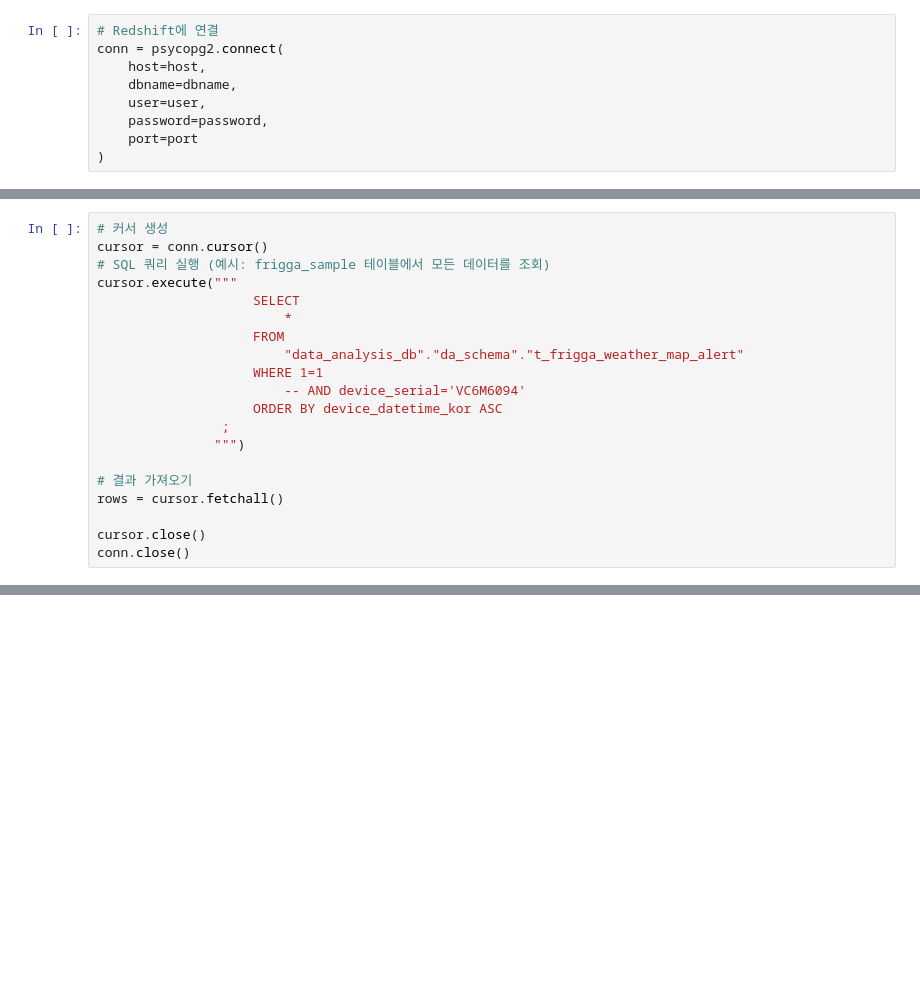
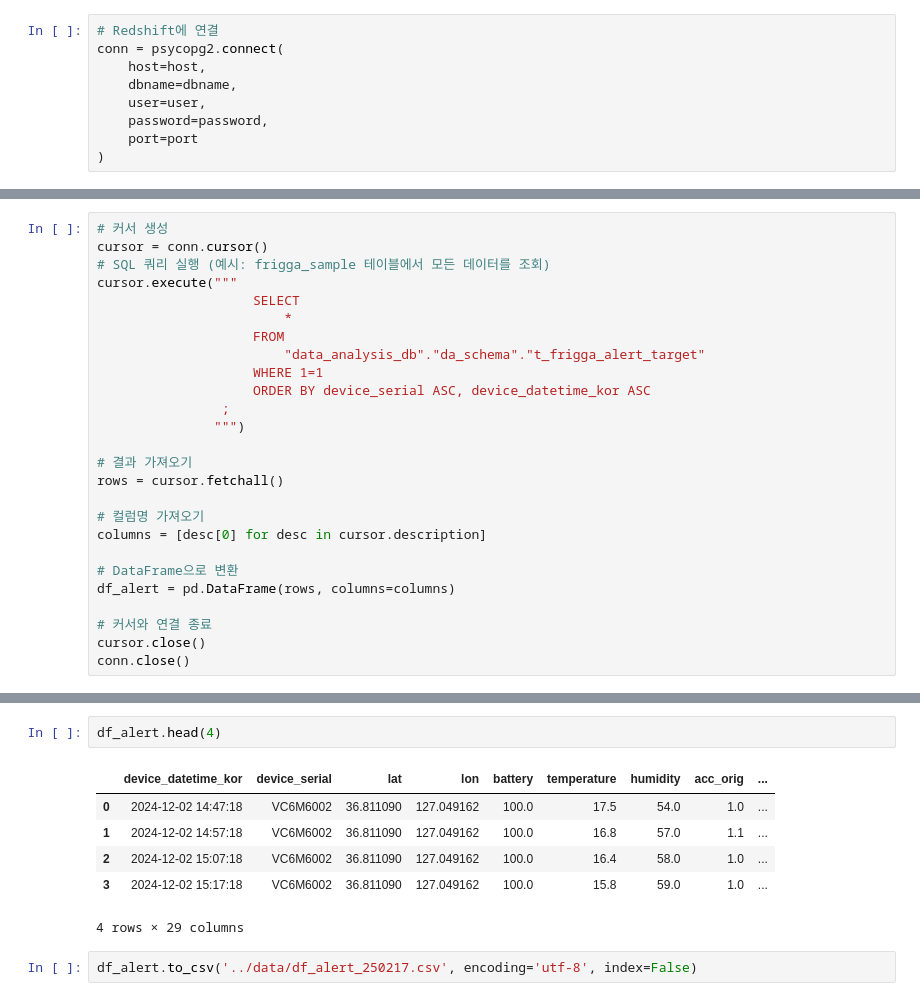
Before and after one commit to HOWSANG/p_ocean_poc_01, a Jupyter notebook: code/data_target_250211.ipynb, the cells around one changed output, grey strips where cells are left out. Saved outputs shown, nothing was run; the diff lists cells and outputs as text; blank space fills up the shorter version.

```diff
--- a/code/data_target_250211.ipynb
+++ b/code/data_target_250211.ipynb
@@ -40,15 +43,21 @@ cursor.execute("""
                     SELECT
                         *
                     FROM
-                        "data_analysis_db"."da_schema"."t_frigga_weather_map_alert"
+                        "data_analysis_db"."da_schema"."t_frigga_alert_target"
                     WHERE 1=1
-                        -- AND device_serial='VC6M6094'
-                    ORDER BY device_datetime_kor ASC
+                    ORDER BY device_serial ASC, device_datetime_kor ASC
                 ;
                """)
 
 # 결과 가져오기
 rows = cursor.fetchall()
 
+# 컬럼명 가져오기
+columns = [desc[0] for desc in cursor.description]
+
+# DataFrame으로 변환
+df_alert = pd.DataFrame(rows, columns=columns)
+
+# 커서와 연결 종료
 cursor.close()
 conn.close()
@@ -116,0 +102,11 @@ df.groupby(['device_serial', 'item_shock']).size().reset_index(name='count')
+# %%
+df_alert.head(4)
+# %% [output]
+|  | device_datetime_kor | device_serial | lat | lon | battery | temperature | humidity | acc_orig | ... |
+| 0 | 2024-12-02 14:47:18 | VC6M6002 | 36.811090 | 127.049162 | 100.0 | 17.5 | 54.0 | 1.0 | ... |
+| 1 | 2024-12-02 14:57:18 | VC6M6002 | 36.811090 | 127.049162 | 100.0 | 16.8 | 57.0 | 1.1 | ... |
+| 2 | 2024-12-02 15:07:18 | VC6M6002 | 36.811090 | 127.049162 | 100.0 | 16.4 | 58.0 | 1.0 | ... |
+| 3 | 2024-12-02 15:17:18 | VC6M6002 | 36.811090 | 127.049162 | 100.0 | 15.8 | 59.0 | 1.0 | ... |
+4 rows × 29 columns
+# %%
+df_alert.to_csv('../data/df_alert_250217.csv', encoding='utf-8', index=False)
```
Also changed, not shown: parts of 9 cells of this notebook, 4 other files.
